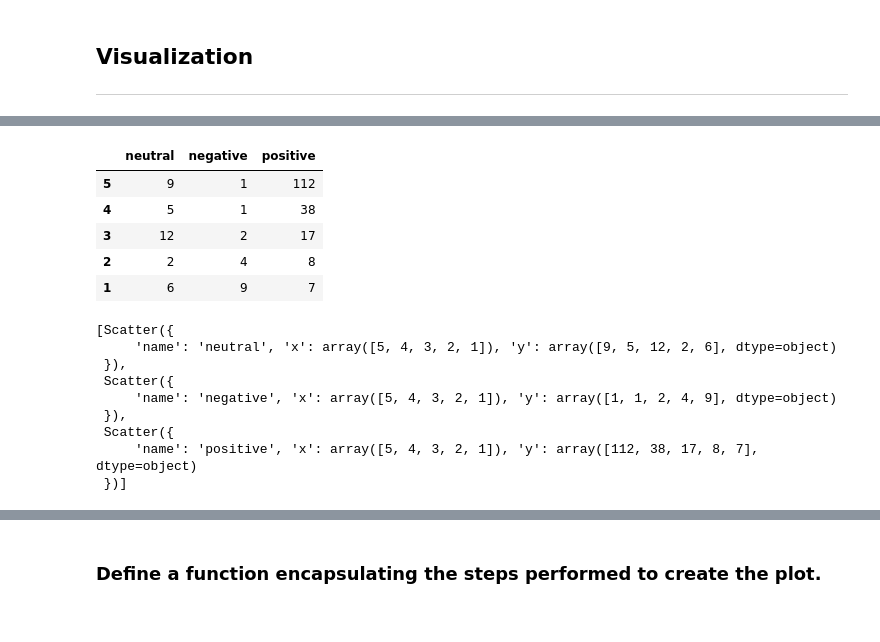
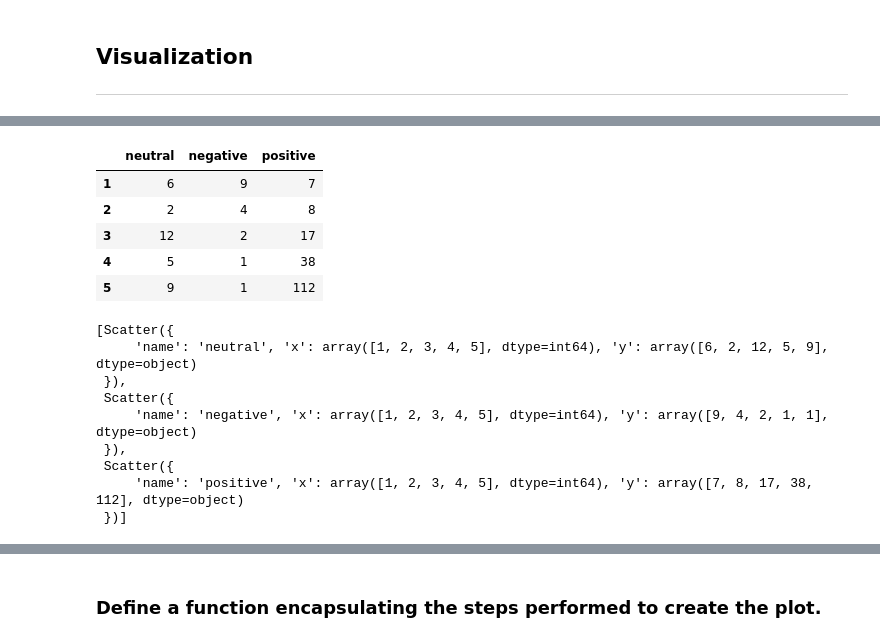
Before and after one commit to fred-home/datascience-final, a Jupyter notebook: analysis/final-project.ipynb, the cells around one changed output, grey strips where cells are left out. Drawn from its saved outputs; the diff is of its cells as text; code cells hidden in the pictures.

Commit message:
change ratings index to be ascending order

```diff
--- a/analysis/final-project.ipynb
+++ b/analysis/final-project.ipynb
@@ -242,26 +242,26 @@ df_florida_2019_07.head()
 | 1817 | 4 | 2019-07-31 | Fun Times Despite Teenagers | We visited Universal Studios(US) ... | Florida | 0 | 0 | 1 |
 | 1818 | 4 | 2019-07-31 | Good Time | Overall Universal excellent... I ... | Florida | 0 | 0 | 1 |
 # %%
-index_list = [5, 4, 3, 2, 1]
+ratings_list = [1, 2, 3, 4, 5]
 summary_df = pd.DataFrame(columns=['neutral', 'negative', 'positive'], \
-                             index=index_list)
+                             index=ratings_list)
 for rating in index_list:
     num_positive = df_florida_2019_07[(df_florida_2019_07['rating'] == rating) \
                                     & (df_florida_2019_07['pos'] == 1)]['title'].count()
     num_negative = df_florida_2019_07[(df_florida_2019_07['rating'] == rating) \
                                     & (df_florida_2019_07['neg'] == 1)]['title'].count()
     num_neutral = df_florida_2019_07[(df_florida_2019_07['rating'] == rating) \
                                     & (df_florida_2019_07['neu'] == 1)]['title'].count()
 
     summary_df.loc[rating] = [num_neutral, num_negative, num_positive]
 summary_df.head()
 # %% [output]
 |  | neutral | negative | positive |
+| 1 | 6 | 9 | 7 |
+| 2 | 2 | 4 | 8 |
+| 3 | 12 | 2 | 17 |
+| 4 | 5 | 1 | 38 |
 | 5 | 9 | 1 | 112 |
-| 4 | 5 | 1 | 38 |
-| 3 | 12 | 2 | 17 |
-| 2 | 2 | 4 | 8 |
-| 1 | 6 | 9 | 7 |
 # %%
 data = []
 for col in summary_df.columns.to_list():
@@ -276,13 +276,13 @@ for col in summary_df.columns.to_list():
 data
 # %% [output]
 [Scatter({
-     'name': 'neutral', 'x': array([5, 4, 3, 2, 1]), 'y': array([9, 5, 12, 2, 6], dtype=object)
+     'name': 'neutral', 'x': array([1, 2, 3, 4, 5], dtype=int64), 'y': array([6, 2, 12, 5, 9], dtype=object)
  }),
  Scatter({
-     'name': 'negative', 'x': array([5, 4, 3, 2, 1]), 'y': array([1, 1, 2, 4, 9], dtype=object)
+     'name': 'negative', 'x': array([1, 2, 3, 4, 5], dtype=int64), 'y': array([9, 4, 2, 1, 1], dtype=object)
  }),
  Scatter({
-     'name': 'positive', 'x': array([5, 4, 3, 2, 1]), 'y': array([112, 38, 17, 8, 7], dtype=object)
+     'name': 'positive', 'x': array([1, 2, 3, 4, 5], dtype=int64), 'y': array([7, 8, 17, 38, 112], dtype=object)
  })]
 # %%
 fig=go.Figure(data=data)
```
Also changed, not shown: parts of 5 cells of this notebook, 1 other file.
